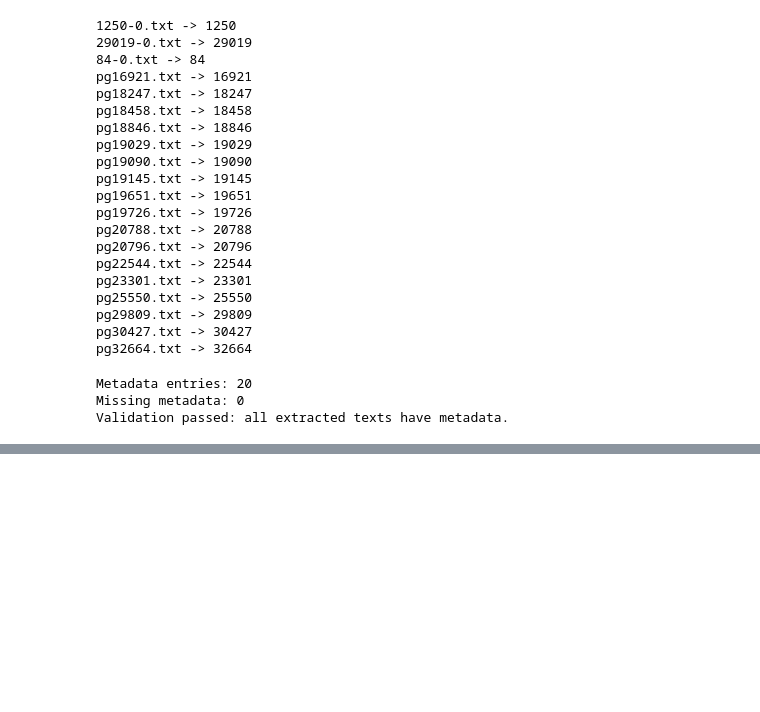
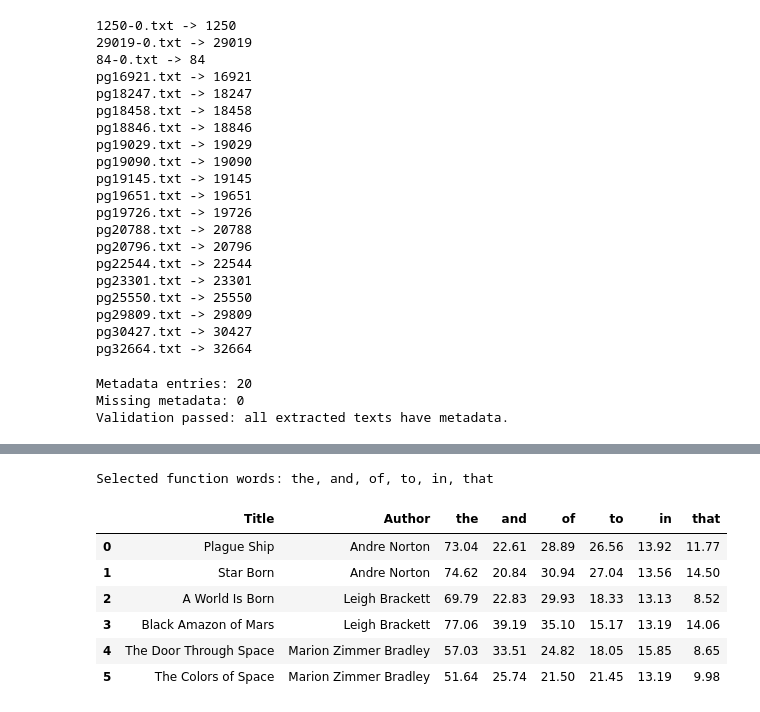
Before and after one commit to MadeByDevForge/Gutenberg_report, a Jupyter notebook: 3515350_CSCU9M3_TheAssignment_Aut26 copy 2.ipynb, the cells around one changed output, grey strips where cells are left out. Saved outputs shown, nothing was run; the diff lists cells and outputs as text; code cells hidden in the pictures; blank space fills up the shorter version.

Commit message:
Analysis Complete

```diff
--- a/3515350_CSCU9M3_TheAssignment_Aut26 copy 2.ipynb
+++ b/3515350_CSCU9M3_TheAssignment_Aut26 copy 2.ipynb
@@ -742,0 +1206,45 @@ Interogate the dataset with descriptive analytics. Answer 3 questions that you f
+# %%
+
+# Select common function words for authorial fingerprint analysis
+function_words = ["the", "and", "of", "to", "in", "that"]
+
+print("Selected function words:", ", ".join(function_words))
+# %% [output]
+Selected function words: the, and, of, to, in, that
+# %%
+
+# Calculate normalised function-word frequencies
+fingerprint_results = []
+
+for filename in selected_filenames:
+    book_text = extracted_books[filename]
+
+    # Convert text to lowercase and identify words
+    words = re.findall(r"\b[a-zA-Z]+\b", book_text.lower())
+    frequencies = Counter(words)
+    total_words = len(words)
+
+    # Store the book details
+    result = {
+        "Title": book_metadata[filename]["Title"],
+        "Author": book_metadata[filename]["Author"]
+    }
+
+    # Calculate occurrences per 1,000 words
+    for word in function_words:
+        result[word] = (frequencies[word] / total_words) * 1000
+
+    fingerprint_results.append(result)
+
+# Display the comparison table
+fingerprint_df = pd.DataFrame(fingerprint_results)
+
+display(fingerprint_df.round(2))
+# %% [output]
+|  | Title | Author | the | and | of | to | in | that |
+| 0 | Plague Ship | Andre Norton | 73.04 | 22.61 | 28.89 | 26.56 | 13.92 | 11.77 |
+| 1 | Star Born | Andre Norton | 74.62 | 20.84 | 30.94 | 27.04 | 13.56 | 14.50 |
+| 2 | A World Is Born | Leigh Brackett | 69.79 | 22.83 | 29.93 | 18.33 | 13.13 | 8.52 |
+| 3 | Black Amazon of Mars | Leigh Brackett | 77.06 | 39.19 | 35.10 | 15.17 | 13.19 | 14.06 |
+| 4 | The Door Through Space | Marion Zimmer Bradley | 57.03 | 33.51 | 24.82 | 18.05 | 15.85 | 8.65 |
+| 5 | The Colors of Space | Marion Zimmer Bradley | 51.64 | 25.74 | 21.50 | 21.45 | 13.19 | 9.98 |
```
Also changed, not shown: parts of 50 cells of this notebook, 2 other files.
